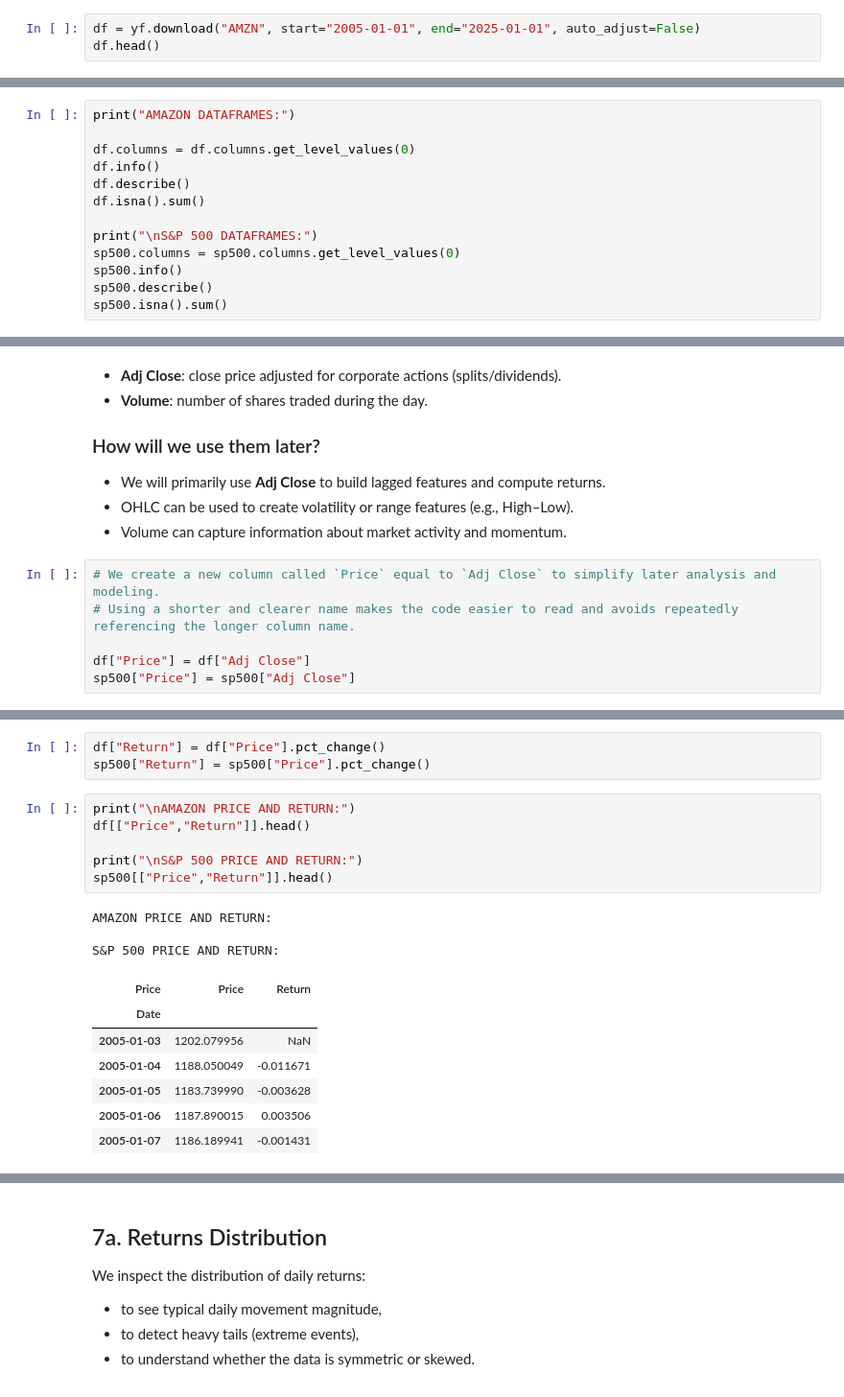
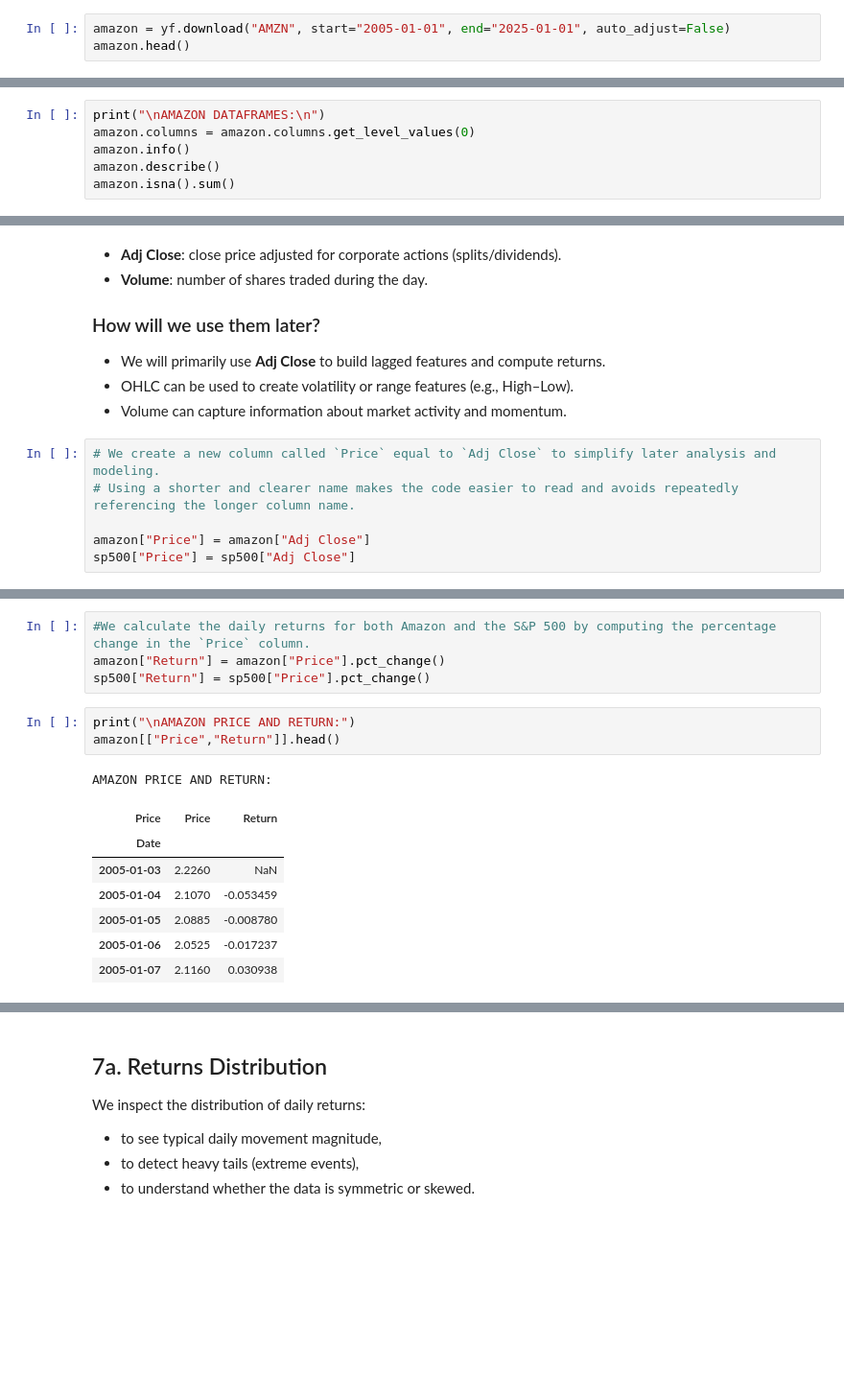
Before and after one commit to EdLac/stock-price-prediction-amazon, a Jupyter notebook: notebooks/01_data_download_and_eda.ipynb, the cells around one changed output, grey strips where cells are left out. Shown at 96% size. Drawn from its saved outputs; the diff is of its cells as text; blank space fills up the shorter version.

```diff
--- a/notebooks/01_data_download_and_eda.ipynb
+++ b/notebooks/01_data_download_and_eda.ipynb
@@ -52,6 +69,6 @@ This improves robustness and reduces the risk of training only on one specific m
 # %%
-df = yf.download("AMZN", start="2005-01-01", end="2025-01-01", auto_adjust=False)
-df.head()
+amazon = yf.download("AMZN", start="2005-01-01", end="2025-01-01", auto_adjust=False)
+amazon.head()
 # %% [output]
 [*********************100%***********************]  1 of 1 completed
 | Price | Adj Close | Close | High | Low | Open | Volume |
@@ -87,17 +104,10 @@ We start by inspecting:
 
 This step ensures the dataset is consistent and ready for transformations (returns, features, target creation).
 # %%
-print("AMAZON DATAFRAMES:")
-
-df.columns = df.columns.get_level_values(0)
-df.info()
-df.describe()
-df.isna().sum()
-
-print("\nS&P 500 DATAFRAMES:")
-sp500.columns = sp500.columns.get_level_values(0)
-sp500.info()
-sp500.describe()
-sp500.isna().sum()
+print("\nAMAZON DATAFRAMES:\n")
+amazon.columns = amazon.columns.get_level_values(0)
+amazon.info()
+amazon.describe()
+amazon.isna().sum()
 # %% [output]
 AMAZON DATAFRAMES:
@@ -145,6 +183,6 @@ Each row corresponds to one trading day. The main variables are:
 # We create a new column called `Price` equal to `Adj Close` to simplify later analysis and modeling.
 # Using a shorter and clearer name makes the code easier to read and avoids repeatedly referencing the longer column name.
 
-df["Price"] = df["Adj Close"]
+amazon["Price"] = amazon["Adj Close"]
 sp500["Price"] = sp500["Adj Close"]
 # %% [markdown]
@@ -187,22 +229,18 @@ Returns are useful because:
 
 Even if our final target is the price, returns are essential for understanding the dataset and market dynamics.
 # %%
-df["Return"] = df["Price"].pct_change()
+#We calculate the daily returns for both Amazon and the S&P 500 by computing the percentage change in the `Price` column.
+amazon["Return"] = amazon["Price"].pct_change()
 sp500["Return"] = sp500["Price"].pct_change()
 # %%
 print("\nAMAZON PRICE AND RETURN:")
-df[["Price","Return"]].head()
-
-print("\nS&P 500 PRICE AND RETURN:")
-sp500[["Price","Return"]].head()
+amazon[["Price","Return"]].head()
 # %% [output]
 AMAZON PRICE AND RETURN:
-
-S&P 500 PRICE AND RETURN:
 | Price | Price | Return |
 | Date |  |  |
-| 2005-01-03 | 1202.079956 | NaN |
-| 2005-01-04 | 1188.050049 | -0.011671 |
-| 2005-01-05 | 1183.739990 | -0.003628 |
-| 2005-01-06 | 1187.890015 | 0.003506 |
-| 2005-01-07 | 1186.189941 | -0.001431 |
+| 2005-01-03 | 2.2260 | NaN |
+| 2005-01-04 | 2.1070 | -0.053459 |
+| 2005-01-05 | 2.0885 | -0.008780 |
+| 2005-01-06 | 2.0525 | -0.017237 |
+| 2005-01-07 | 2.1160 | 0.030938 |
```
Also changed, not shown: parts of 52 cells of this notebook, 1 other file.
